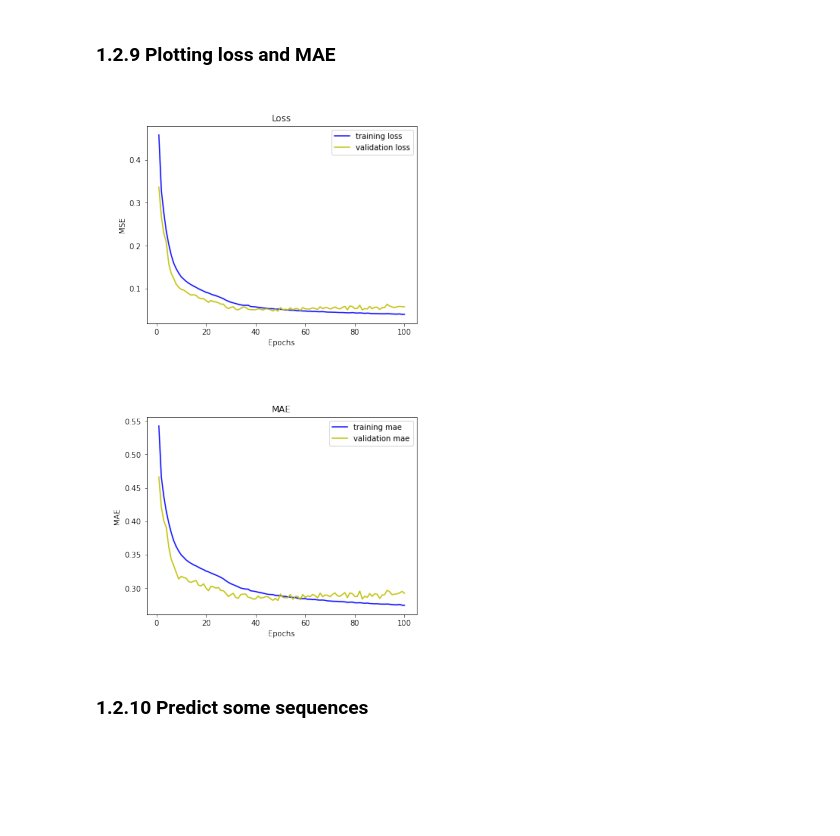
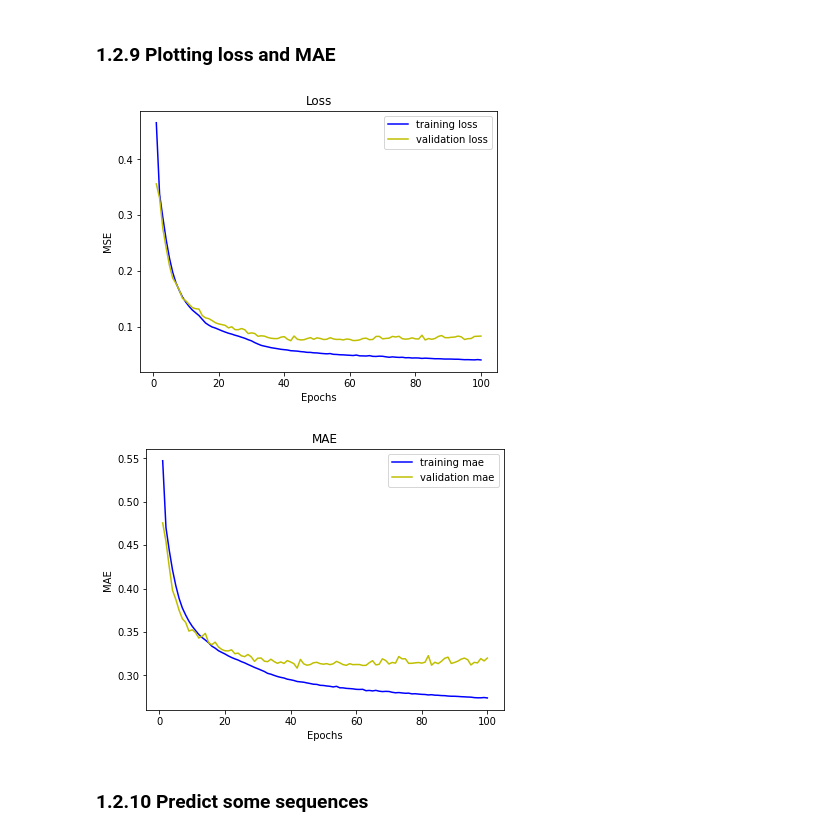
Before and after one commit to alfredoaloi/deep-learning-project, a Jupyter notebook: task_2.ipynb, the cells around one changed output. Drawn from its saved outputs; the diff is of its cells as text; code cells hidden in the pictures; blank space fills up the shorter version.

```diff
--- a/task_2.ipynb
+++ b/task_2.ipynb
@@ -288,0 +315,4 @@ len(features)
+# %%
+val_features = get_features(data_after_normalization_val, window_size=WINDOW_SIZE, window_shift=WINDOW_SHIFT)
+
+len(val_features)
@@ -291,8 +323,8 @@ len(features)
 
 We build our Variational Autoencoder.
 # %%
-timesteps = features.shape[1]  # Length of your sequences
-input_dim = features.shape[2]
+timesteps = train_features.shape[1]  # Length of your sequences
+input_dim = train_features.shape[2]
 
 inputs = layers.Input(shape=(timesteps, input_dim))
 encoded = layers.LSTM(units=256, return_sequences=True)(inputs)
@@ -378,9 +393,7 @@ We split the training set in train set and validation set.
-# %%
-train_features, val_features, train_labels, val_labels = train_test_split(features, features, test_size=0.2, random_state=7)
 # %%
-if not exists('task_2/models/vae.index'):
-    model_checkpoint_callback = callbacks.ModelCheckpoint('task_2/models/vae', save_weights_only=True, monitor='val_mean_absolute_error', mode='min', save_best_only=True)
-    history = vae.fit(train_features, train_labels, validation_data=(val_features, val_labels), epochs=EPOCHS, batch_size=BATCH_SIZE, callbacks=[model_checkpoint_callback])
+if not exists('task_2_new/models/vae.index'):
+    model_checkpoint_callback = callbacks.ModelCheckpoint('task_2_new/models/vae', save_weights_only=True, monitor='val_mean_absolute_error', mode='min', save_best_only=True)
+    history = vae.fit(train_features, train_features, validation_data=(val_features, val_features), epochs=EPOCHS, batch_size=BATCH_SIZE, callbacks=[model_checkpoint_callback])
 
-vae.load_weights('task_2/models/vae')
+vae.load_weights('task_2_new/models/vae')
 # %% [output]
@@ -388,27 +418,27 @@ vae.load_weights('task_2/models/vae')
 # %% [markdown]
 ### 1.2.9 Plotting loss and MAE
 # %%
-if not exists('task_2/plots/loss.png'):
+if not exists('task_2_new/plots/loss.png'):
     loss = history.history['loss']
     val_loss = history.history['val_loss']
     epochs = range(1, EPOCHS + 1)
     plt.plot(epochs, loss, 'b', label='training loss')
     plt.plot(epochs, val_loss, 'y', label='validation loss')
     plt.title('Loss')
     plt.xlabel('Epochs')
     plt.ylabel('MSE')
     plt.legend()
-    plt.savefig('task_2/plots/loss.png')
+    plt.savefig('task_2_new/plots/loss.png')
     plt.show()
 else:
-    img = mpimg.imread('task_2/plots/loss.png')
+    img = mpimg.imread('task_2_new/plots/loss.png')
     imgplot = plt.imshow(img)
     plt.axis('off')
     plt.show()
 # %% [output]
-[figure, old version]
+[figure, new version]
 # %%
-if not exists('task_2/plots/mae.png'):
+if not exists('task_2_new/plots/mae.png'):
     mae = history.history['mean_absolute_error']
     val_mae = history.history['val_mean_absolute_error']
     epochs = range(1, EPOCHS + 1)
@@ -418,15 +448,15 @@ if not exists('task_2/plots/mae.png'):
     plt.xlabel('Epochs')
     plt.ylabel('MAE')
     plt.legend()
-    plt.savefig('task_2/plots/mae.png')
+    plt.savefig('task_2_new/plots/mae.png')
     plt.show()
 else:
-    img = mpimg.imread('task_2/plots/mae.png')
+    img = mpimg.imread('task_2_new/plots/mae.png')
     imgplot = plt.imshow(img)
     plt.axis('off')
     plt.show()
 # %% [output]
-[figure, old version]
+[figure, new version]
 # %% [markdown]
 ### 1.2.10 Predict some sequences
 # %%
```
Also changed, not shown: parts of 20 cells of this notebook.
